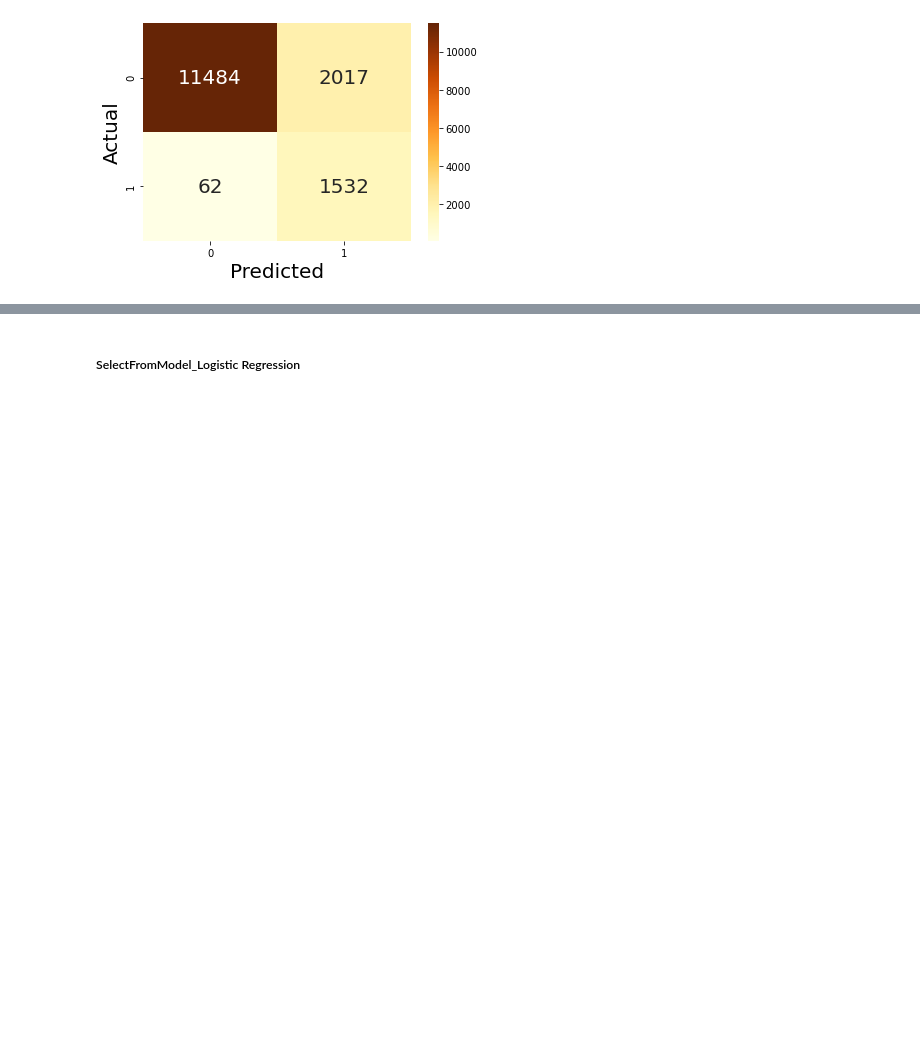
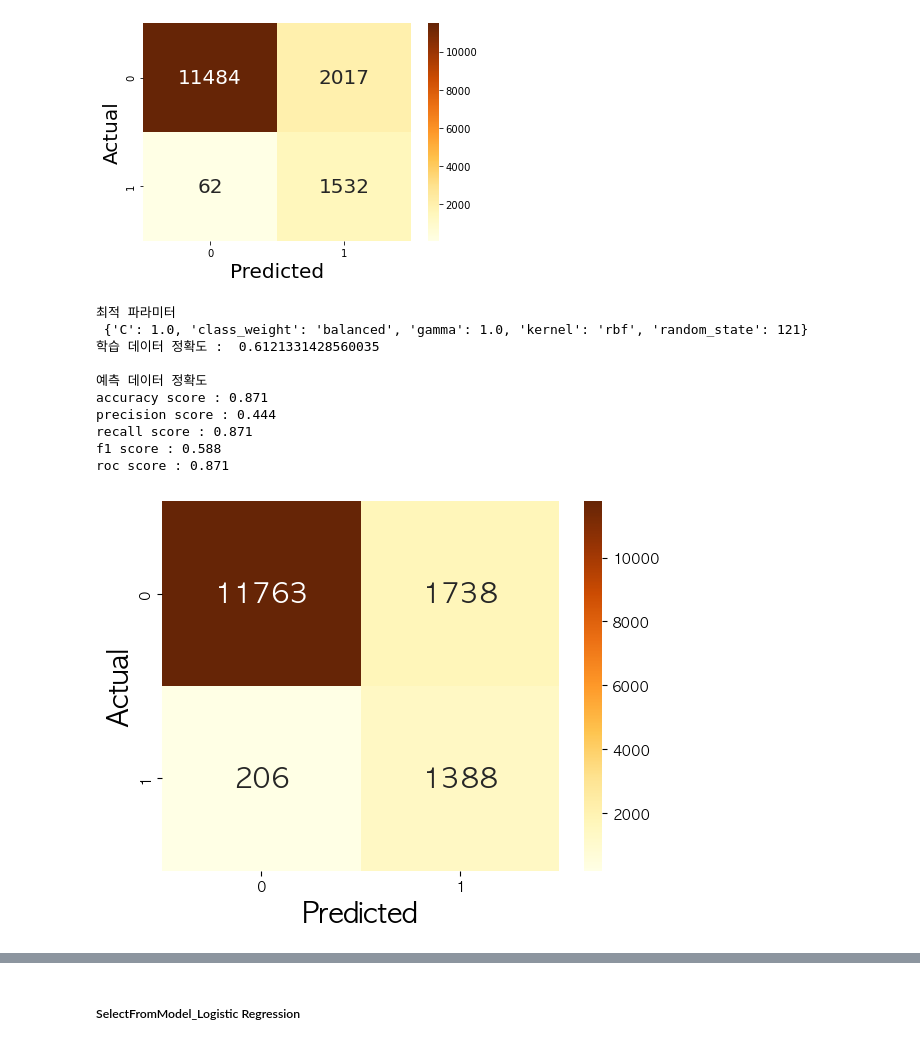
Before and after one commit to skynnn/TAVE-Prediction-Model-for-Insolvent-Companies, a Jupyter notebook: modeling_OneSidedSelection.ipynb, the cells around one changed output, grey strips where cells are left out. Drawn from its saved outputs; the diff is of its cells as text; code cells hidden in the pictures; blank space fills up the shorter version.

```diff
--- a/modeling_OneSidedSelection.ipynb
+++ b/modeling_OneSidedSelection.ipynb
@@ -368,4 +402,16 @@ GridSearchCV(cv=5, estimator=DecisionTreeClassifier(), n_jobs=-1,
              scoring='f1')
 [figure]
 # %%
-# SVM(sfm_rf_good, 'rbf')
+SVM(sfm_rf_good, 'rbf')
+# %% [output]
+최적 파라미터
+ {'C': 1.0, 'class_weight': 'balanced', 'gamma': 1.0, 'kernel': 'rbf', 'random_state': 121}
+학습 데이터 정확도 :  0.6121331428560035
+
+예측 데이터 정확도
+accuracy score : 0.871
+precision score : 0.444
+recall score : 0.871
+f1 score : 0.588
+roc score : 0.871
+[figure, added]
```
Also changed, not shown: parts of 23 cells of this notebook.
